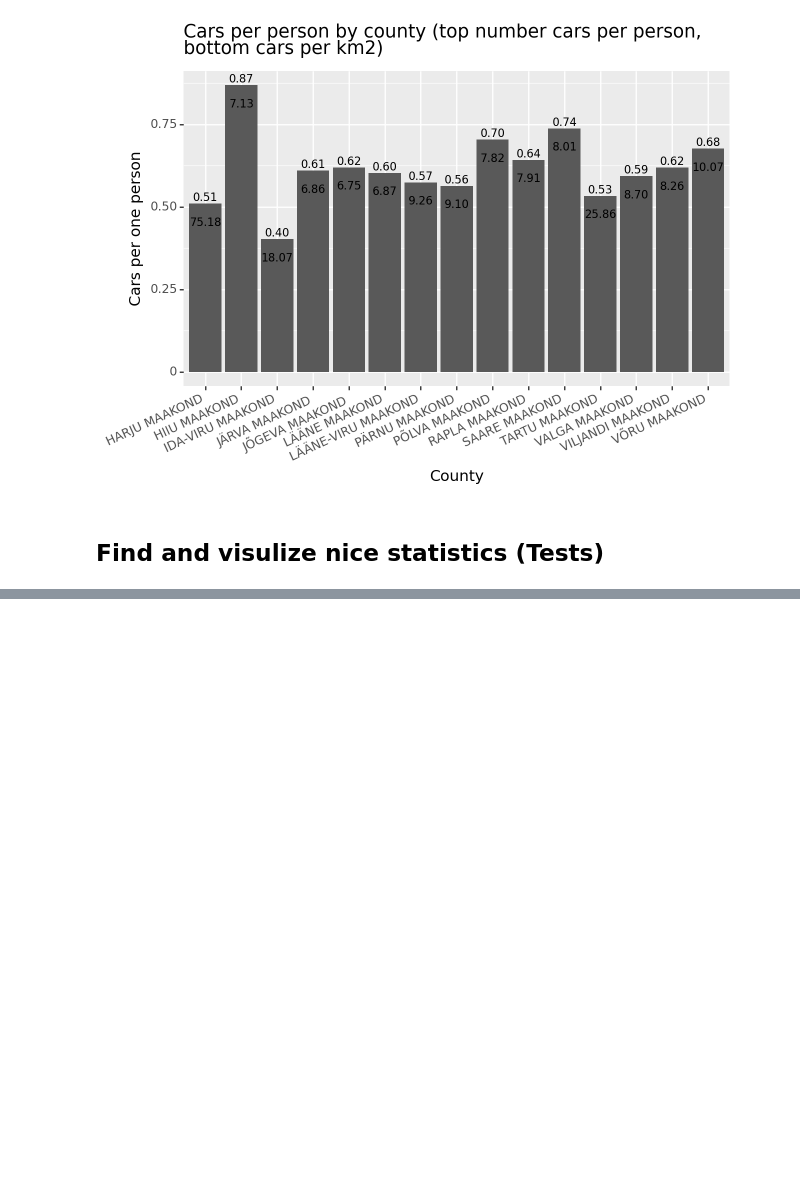
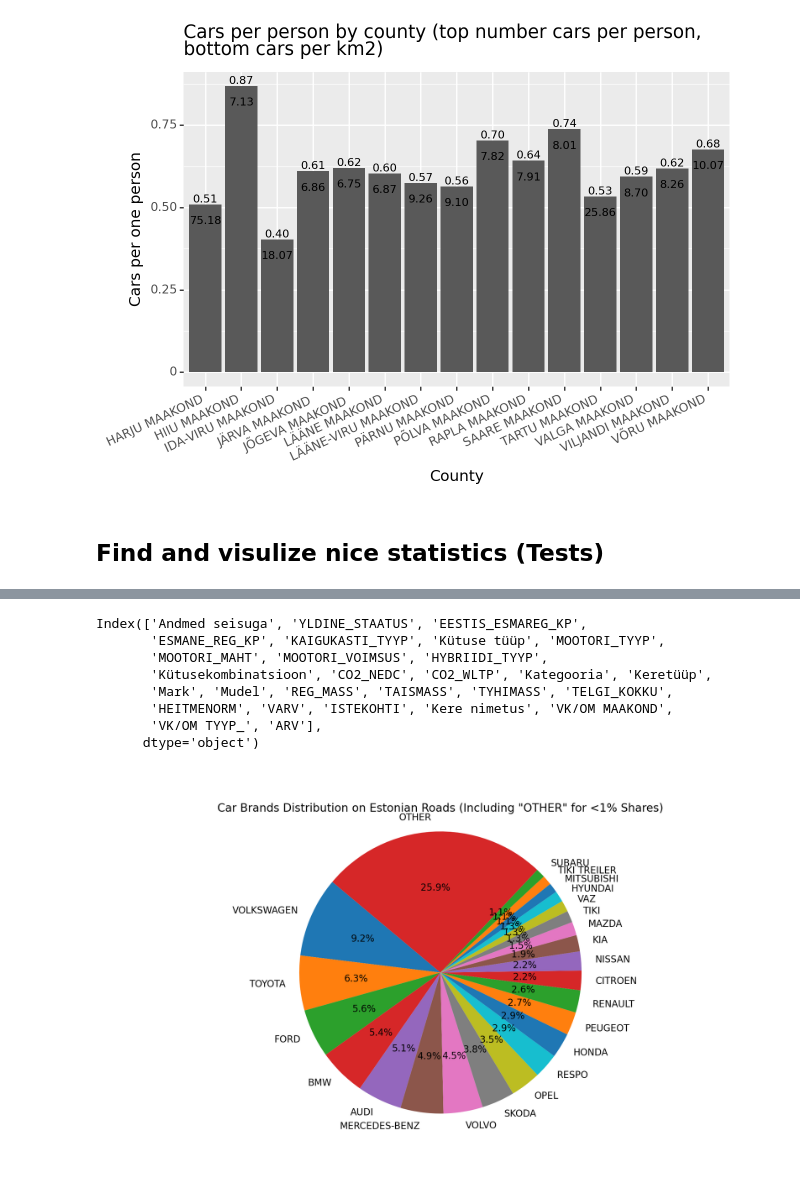
Before and after one commit to GregorSomething/IDS-Vehicle-Analysis, a Jupyter notebook: data_thing.ipynb, the cells around one changed output, grey strips where cells are left out. Cells and saved outputs as stored; diff of their text form; code cells hidden in the pictures; blank space fills up the shorter version.

```diff
--- a/data_thing.ipynb
+++ b/data_thing.ipynb
@@ -358,0 +337,51 @@ fig.savefig('img/cars_roadworthiness_by_make.png', dpi=DPI)
+# %%
+import pandas as pd
+import matplotlib.pyplot as plt
+
+# Load datasets
+vehicle_status = pd.read_csv('vehicle_status.csv', delimiter=';', low_memory=False)
+vehicle_status1 = pd.read_csv('vehicle_status1.csv', delimiter=';', low_memory=False)
+
+# Combine the two dataframes
+vehicle_status_combined = pd.concat([vehicle_status, vehicle_status1])
+
+# Check the column names
+print(vehicle_status_combined.columns)
+
+# If 'MARK' is the correct column name, this should work
+brand_counts = vehicle_status_combined['Mark'].value_counts()
+
+# Calculate the total number of registered vehicles
+total_vehicles = brand_counts.sum()
+
+# Calculate the percentage share of each brand
+brand_counts_percentage = (brand_counts / total_vehicles) * 100
+
+# Clump together brands with less than 1% share into 'OTHER'
+other_brands_total = brand_counts_percentage[brand_counts_percentage < 1].sum()
+brand_counts_clumped = brand_counts_percentage[brand_counts_percentage >= 1]
+if other_brands_total > 0:
+    brand_counts_clumped['OTHER'] = other_brands_total
+
+# Plotting
+plt.figure(figsize=(10, 6))
+plt.pie(brand_counts_clumped, labels=brand_counts_clumped.index, autopct='%1.1f%%', startangle=140)
+plt.axis('equal')  # Equal aspect ratio ensures that the pie chart is circular
+plt.title('Car Brands Distribution on Estonian Roads (Including "OTHER" for <1% Shares)')
+
+# Save the plot to the specified path before displaying it
+# You can specify a DPI value or omit it to use the default
+plt.savefig('img/cars_brand_distribution.png')  # Replace 'DPI' with an actual number if needed
+
+# Display the plot
+plt.show()
+# %% [output]
+Index(['Andmed seisuga', 'YLDINE_STAATUS', 'EESTIS_ESMAREG_KP',
+       'ESMANE_REG_KP', 'KAIGUKASTI_TYYP', 'Kütuse tüüp', 'MOOTORI_TYYP',
+       'MOOTORI_MAHT', 'MOOTORI_VOIMSUS', 'HYBRIIDI_TYYP',
+       'Kütusekombinatsioon', 'CO2_NEDC', 'CO2_WLTP', 'Kategooria', 'Keretüüp',
+       'Mark', 'Mudel', 'REG_MASS', 'TAISMASS', 'TYHIMASS', 'TELGI_KOKKU',
+       'HEITMENORM', 'VARV', 'ISTEKOHTI', 'Kere nimetus', 'VK/OM MAAKOND',
+       'VK/OM TYYP_', 'ARV'],
+      dtype='object')
+[figure, added]
```
Also changed, not shown: parts of 11 cells of this notebook, 8 other files.
